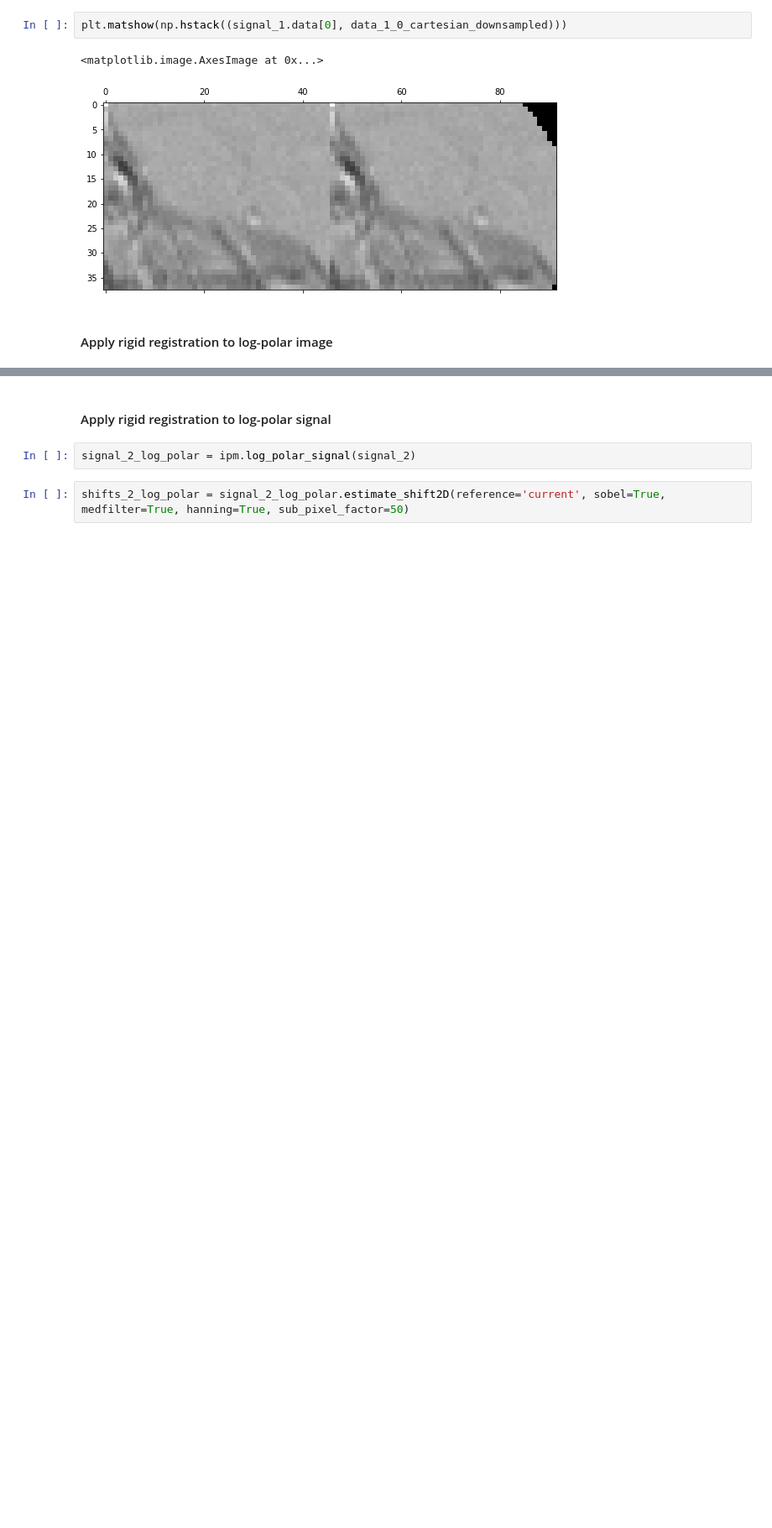
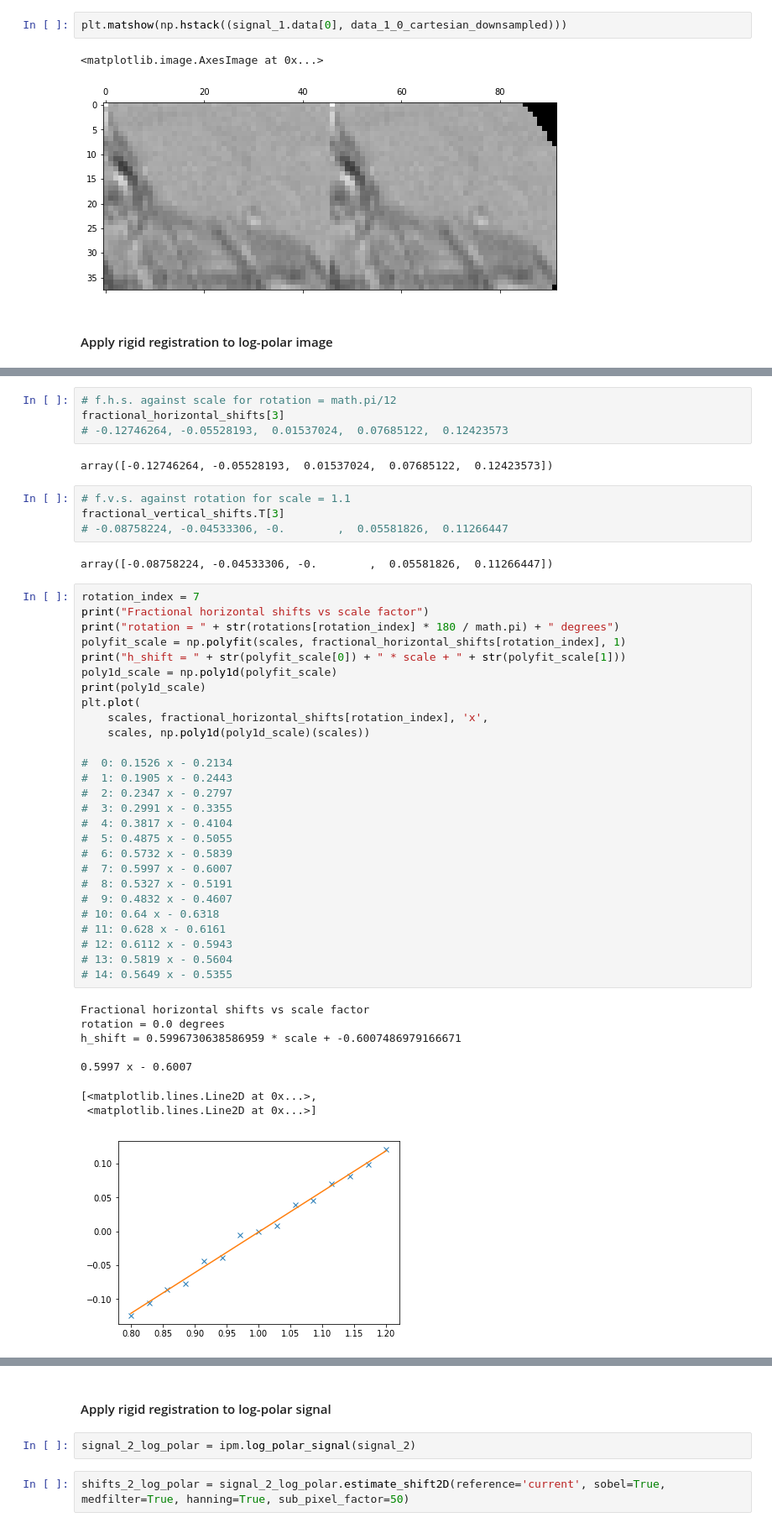
Before and after one commit to LawrenceDior/image-registration, a Jupyter notebook: ImageProcessingDemonstrations.ipynb, the cells around one changed output, grey strips where cells are left out. Shown: that part at 84% size. Cells and saved outputs as stored; diff of their text form; blank space fills up the shorter version.

```diff
--- a/ImageProcessingDemonstrations.ipynb
+++ b/ImageProcessingDemonstrations.ipynb
@@ -635,0 +746,48 @@ plt.matshow(np.hstack((arr_A_log_polar, arr_A_scaled_and_rotated_log_polar_shift
+# %%
+# f.h.s. against scale for rotation = math.pi/12
+fractional_horizontal_shifts[3]
+# -0.12746264, -0.05528193,  0.01537024,  0.07685122,  0.12423573
+# %% [output]
+array([-0.12746264, -0.05528193,  0.01537024,  0.07685122,  0.12423573])
+# %%
+# f.v.s. against rotation for scale = 1.1
+fractional_vertical_shifts.T[3]
+# -0.08758224, -0.04533306, -0.        ,  0.05581826,  0.11266447
+# %% [output]
+array([-0.08758224, -0.04533306, -0.        ,  0.05581826,  0.11266447])
+# %%
+rotation_index = 7
+print("Fractional horizontal shifts vs scale factor")
+print("rotation = " + str(rotations[rotation_index] * 180 / math.pi) + " degrees")
+polyfit_scale = np.polyfit(scales, fractional_horizontal_shifts[rotation_index], 1)
+print("h_shift = " + str(polyfit_scale[0]) + " * scale + " + str(polyfit_scale[1]))
+poly1d_scale = np.poly1d(polyfit_scale)
+print(poly1d_scale)
+plt.plot(
+    scales, fractional_horizontal_shifts[rotation_index], 'x',
+    scales, np.poly1d(poly1d_scale)(scales))
+
+#  0: 0.1526 x - 0.2134
+#  1: 0.1905 x - 0.2443
+#  2: 0.2347 x - 0.2797
+#  3: 0.2991 x - 0.3355
+#  4: 0.3817 x - 0.4104
+#  5: 0.4875 x - 0.5055
+#  6: 0.5732 x - 0.5839
+#  7: 0.5997 x - 0.6007
+#  8: 0.5327 x - 0.5191
+#  9: 0.4832 x - 0.4607
+# 10: 0.64 x - 0.6318
+# 11: 0.628 x - 0.6161
+# 12: 0.6112 x - 0.5943
+# 13: 0.5819 x - 0.5604
+# 14: 0.5649 x - 0.5355
+# %% [output]
+Fractional horizontal shifts vs scale factor
+rotation = 0.0 degrees
+h_shift = 0.5996730638586959 * scale + -0.6007486979166671
+
+0.5997 x - 0.6007
+[<matplotlib.lines.Line2D at 0x...>,
+ <matplotlib.lines.Line2D at 0x...>]
+[figure, added]
```
Also changed, not shown: parts of 14 cells of this notebook.
